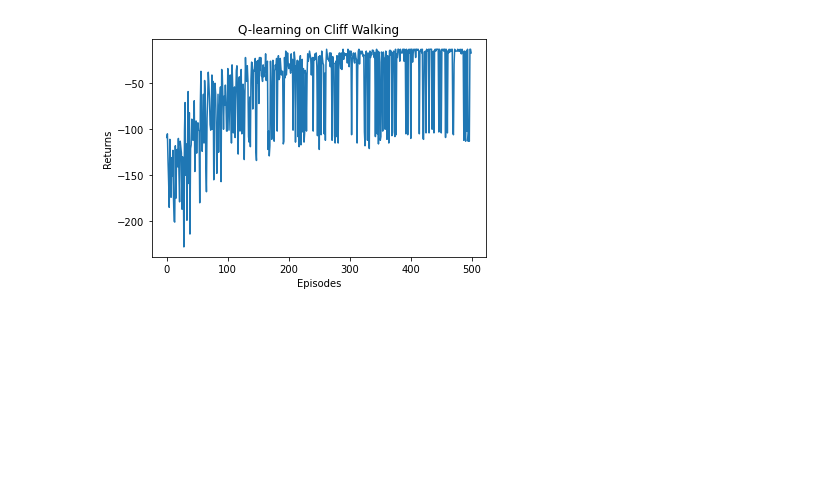
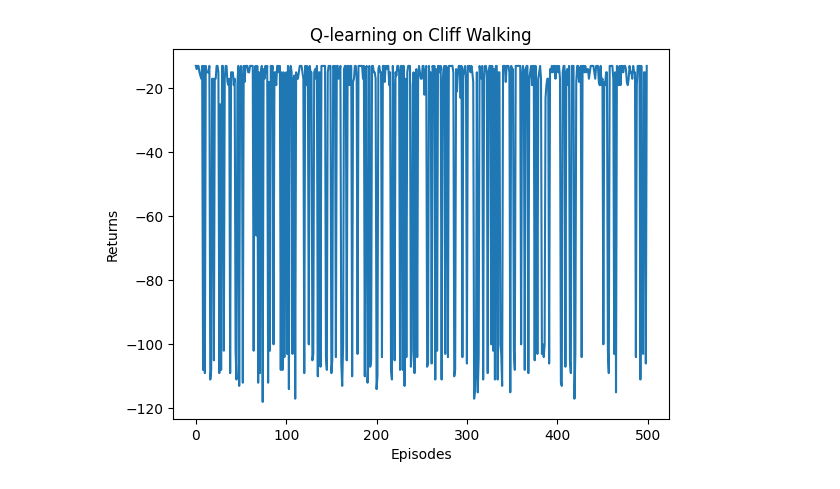
Before and after one commit to Jerry-Auto/Data_Processing, a Jupyter notebook: python/RL/第5章-时序差分算法.ipynb, the cells around one changed output. Cells and saved outputs as stored; diff of their text form; code cells hidden in the pictures; blank space fills up the shorter version.

```diff
--- a/python/RL/第5章-时序差分算法.ipynb
+++ b/python/RL/第5章-时序差分算法.ipynb
@@ -34,11 +45,16 @@ class CliffWalkingEnv:
 class Sarsa:
     """ Sarsa算法 """
     def __init__(self, ncol, nrow, epsilon, alpha, gamma, n_action=4):
-        self.Q_table = np.zeros([nrow * ncol, n_action])  # 初始化Q(s,a)表格
+        self.Q_table = np.ones([nrow * ncol, n_action])  # 初始化Q(s,a)表格
         self.n_action = n_action  # 动作个数
         self.alpha = alpha  # 学习率
         self.gamma = gamma  # 折扣因子
         self.epsilon = epsilon  # epsilon-贪婪策略中的参数
+
+    def update(self, s0, a0, r, s1, a1):
+        TD_target=r + self.gamma * self.Q_table[s1, a1]
+        TD_error =self.Q_table[s0, a0]-TD_target
+        self.Q_table[s0, a0] -= self.alpha * TD_error
 
     def take_action(self, state):  # 选取下一步的操作,具体实现为epsilon-贪婪
         if np.random.random() < self.epsilon:
@@ -54,7 +70,3 @@ class Sarsa:
             if self.Q_table[state, i] == Q_max:
                 a[i] = 1
         return a
-
-    def update(self, s0, a0, r, s1, a1):
-        td_error = r + self.gamma * self.Q_table[s1, a1] - self.Q_table[s0, a0]
-        self.Q_table[s0, a0] += self.alpha * td_error
@@ -292,102 +310,51 @@ ooo> ^ooo ^ooo ^ooo ^ooo ^ooo ^ooo ooo> ooo> ^ooo ooo> ovoo
 # %%
-class QLearning:
-    """ Q-learning算法 """
-    def __init__(self, ncol, nrow, epsilon, alpha, gamma, n_action=4):
-        self.Q_table = np.zeros([nrow * ncol, n_action])  # 初始化Q(s,a)表格
-        self.n_action = n_action  # 动作个数
-        self.alpha = alpha  # 学习率
-        self.gamma = gamma  # 折扣因子
-        self.epsilon = epsilon  # epsilon-贪婪策略中的参数
-
-    def take_action(self, state):  #选取下一步的操作
-        if np.random.random() < self.epsilon:
-            action = np.random.randint(self.n_action)
-        else:
-            action = np.argmax(self.Q_table[state])
-        return action
-
-    def best_action(self, state):  # 用于打印策略
-        Q_max = np.max(self.Q_table[state])
-        a = [0 for _ in range(self.n_action)]
-        for i in range(self.n_action):
-            if self.Q_table[state, i] == Q_max:
-                a[i] = 1
-        return a
-
-    def update(self, s0, a0, r, s1):
-        td_error = r + self.gamma * self.Q_table[s1].max(
-        ) - self.Q_table[s0, a0]
-        self.Q_table[s0, a0] += self.alpha * td_error
-
+def train_agent_off_policy(env,target_agent,behavior_agent):
+    episode_return = 0
+    state = env.reset()
+    action = behavior_agent.take_action(state)
+    done = False
+    while not done:
+        next_state, reward, done = env.step(action)
+        next_action = behavior_agent.take_action(next_state)
+        episode_return += reward  # 这里回报的计算不进行折扣因子衰减
+        target_agent.update(state, action, reward, next_state)
+        state = next_state
+        action = next_action
+    return episode_return
 
 np.random.seed(0)
-epsilon = 0.1
+epsilon = 0.01
 alpha = 0.1
 gamma = 0.9
-agent = QLearning(ncol, nrow, epsilon, alpha, gamma)
+target_agent=QLearning(ncol, nrow, epsilon, alpha, gamma)
 num_episodes = 500  # 智能体在环境中运行的序列的数量
 
 return_list = []  # 记录每一条序列的回报
 for i in range(10):  # 显示10个进度条
     # tqdm的进度条功能
     with tqdm(total=int(num_episodes / 10), desc='Iteration %d' % i) as pbar:
         for i_episode in range(int(num_episodes / 10)):  # 每个进度条的序列数
-            episode_return = 0
-            state = env.reset()
-            done = False
-            while not done:
-                action = agent.take_action(state)
-                next_state, reward, done = env.step(action)
-                episode_return += reward  # 这里回报的计算不进行折扣因子衰减
-                agent.update(state, action, reward, next_state)
-                state = next_state
+            episode_return =train_agent_off_policy(env,target_agent,agent)
             return_list.append(episode_return)
             if (i_episode + 1) % 10 == 0:  # 每10条序列打印一下这10条序列的平均回报
                 pbar.set_postfix({
                     'episode':
                     '%d' % (num_episodes / 10 * i + i_episode + 1),
                     'return':
                     '%.3f' % np.mean(return_list[-10:])
                 })
             pbar.update(1)
 
 episodes_list = list(range(len(return_list)))
 plt.plot(episodes_list, return_list)
 plt.xlabel('Episodes')
 plt.ylabel('Returns')
 plt.title('Q-learning on {}'.format('Cliff Walking'))
 plt.show()
 
 action_meaning = ['^', 'v', '<', '>']
 print('Q-learning算法最终收敛得到的策略为：')
-print_agent(agent, env, action_meaning, list(range(37, 47)), [47])
-
-# Iteration 0: 100%|██████████| 50/50 [00:00<00:00, 1183.69it/s, episode=50,
-# return=-105.700]
-# Iteration 1: 100%|██████████| 50/50 [00:00<00:00, 1358.13it/s, episode=100,
-# return=-70.900]
-# Iteration 2: 100%|██████████| 50/50 [00:00<00:00, 1433.72it/s, episode=150,
-# return=-56.500]
-# Iteration 3: 100%|██████████| 50/50 [00:00<00:00, 2607.78it/s, episode=200,
-# return=-46.500]
-# Iteration 4: 100%|██████████| 50/50 [00:00<00:00, 3007.19it/s, episode=250,
-# return=-40.800]
-# Iteration 5: 100%|██████████| 50/50 [00:00<00:00, 2005.77it/s, episode=300,
-# return=-20.400]
-# Iteration 6: 100%|██████████| 50/50 [00:00<00:00, 2072.14it/s, episode=350,
-# return=-45.700]
-# Iteration 7: 100%|██████████| 50/50 [00:00<00:00, 4244.04it/s, episode=400,
-# return=-32.800]
-# Iteration 8: 100%|██████████| 50/50 [00:00<00:00, 4670.82it/s, episode=450,
-# return=-22.700]
-# Iteration 9: 100%|██████████| 50/50 [00:00<00:00, 4705.19it/s, episode=500,
-# return=-61.700]
-
-# Q-learning算法最终收敛得到的策略为：
-# ^ooo ovoo ovoo ^ooo ^ooo ovoo ooo> ^ooo ^ooo ooo> ooo> ovoo
-# ooo> ooo> ooo> ooo> ooo> ooo> ^ooo ooo> ooo> ooo> ooo> ovoo
-# ooo> ooo> ooo> ooo> ooo> ooo> ooo> ooo> ooo> ooo> ooo> ovoo
-# ^ooo **** **** **** **** **** **** **** **** **** **** EEEE
+print_agent(target_agent, env, action_meaning, list(range(37, 47)), [47])
 # %% [output]
-[figure, old version]
+[figure, new version]
 Q-learning算法最终收敛得到的策略为：
```
Also changed, not shown: parts of 16 cells of this notebook, 4 other files.
